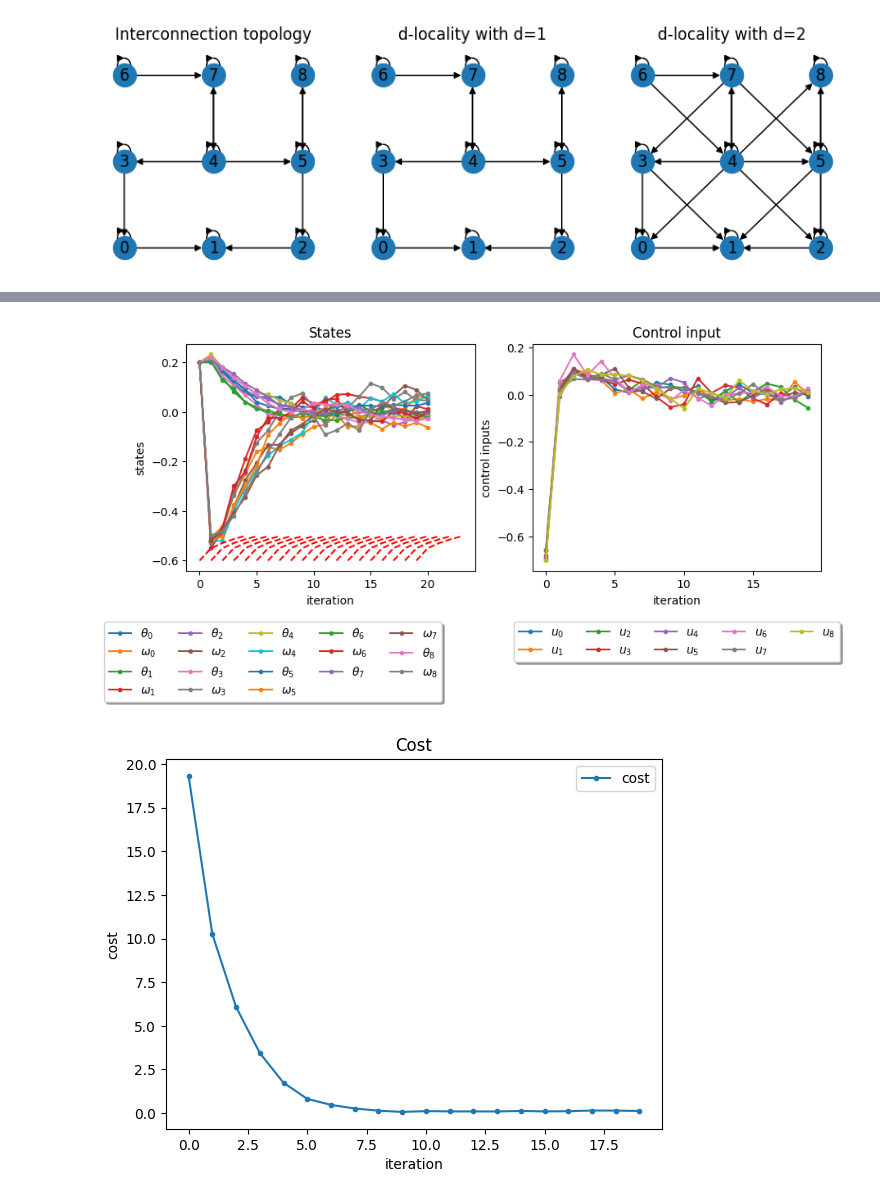
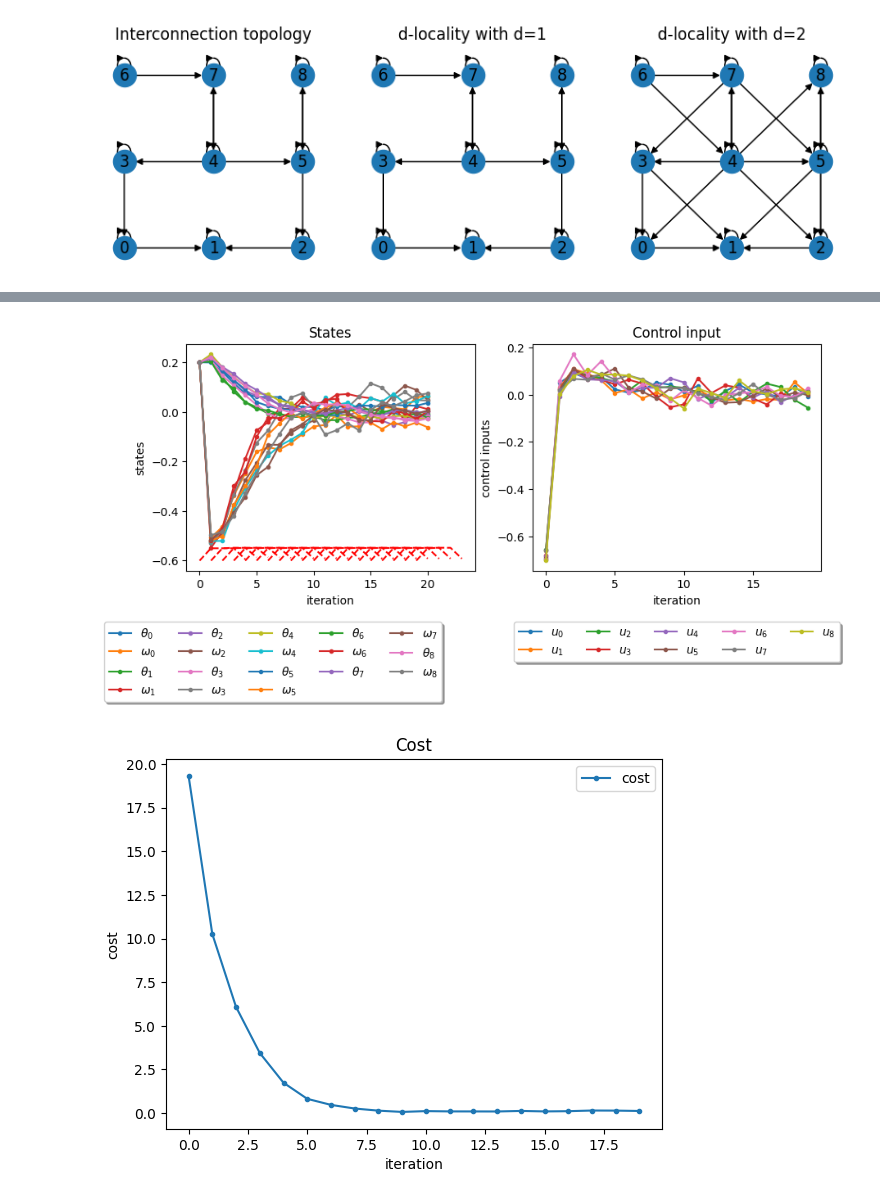
Before and after one commit to vateseif/lmpc-py, a Jupyter notebook: examples/square_mesh.ipynb, the cells around one changed output, grey strips where cells are left out. Saved outputs shown, nothing was run; the diff lists cells and outputs as text; code cells hidden in the pictures.

```diff
--- a/examples/square_mesh.ipynb
+++ b/examples/square_mesh.ipynb
@@ -93,7 +93,7 @@ for i in range(sys.Nx):
   ax[0].plot(np.arange(0, Tsim+1), x_history[:, 0, i], ".-", label=label)
 
 for t in range(Tsim):
-  s = 0
+  s = 1
   ax[0].plot(range(t, t+5), tightenings[t, :, [*range(s, 5*sys.Nx, sys.Nx)]].squeeze(), "r--")
 
 ax[0].set_xlabel("iteration")
@@ -138,2 +138,2 @@ Initial cost = 19.326571561596428
-[figure, old version]
+[figure, new version]
 [figure]
```
Also changed, not shown: parts of 3 cells of this notebook, 1 other file.
